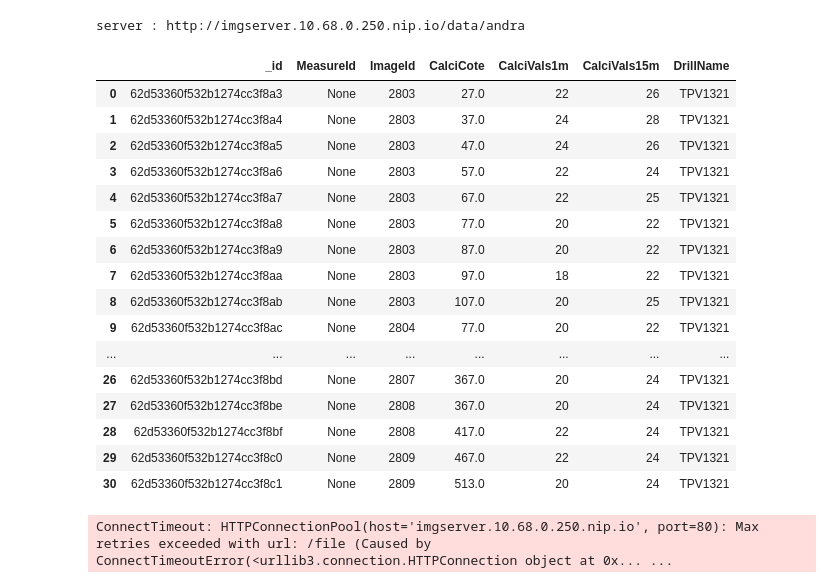
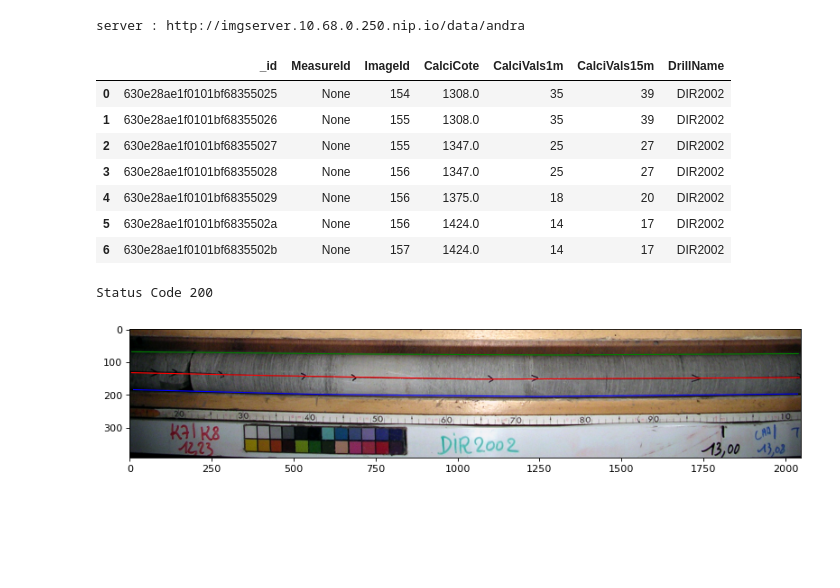
Before and after one commit to zwergon/calcimetry, a Jupyter notebook: notebooks/open-image-calcimetry.ipynb, the cells around one changed output. Cells and saved outputs as stored; diff of their text form; code cells hidden in the pictures; blank space fills up the shorter version.

```diff
--- a/notebooks/open-image-calcimetry.ipynb
+++ b/notebooks/open-image-calcimetry.ipynb
@@ -21,32 +21,23 @@ server : http://imgserver.10.68.0.250.nip.io/data/andra
 # %%
 mongo_info = MongoInfo()
 # %%
-drillname = 'TPV1321'
+drillname = 'DIR2002'
 with MongoAPI(mongo_info=mongo_info) as mongo_api:
     partialdrillname = f'.*{drillname}.*'
     doc = mongo_api.db['measurements'].find({'DrillName': {'$regex' : partialdrillname}})
     df = pd.DataFrame(list(doc))
 df
 # %% [output]
 |  | _id | MeasureId | ImageId | CalciCote | CalciVals1m | CalciVals15m | DrillName |
-| 0 | 62d53360f532b1274cc3f8a3 | None | 2803 | 27.0 | 22 | 26 | TPV1321 |
-| 1 | 62d53360f532b1274cc3f8a4 | None | 2803 | 37.0 | 24 | 28 | TPV1321 |
-| 2 | 62d53360f532b1274cc3f8a5 | None | 2803 | 47.0 | 24 | 26 | TPV1321 |
-| 3 | 62d53360f532b1274cc3f8a6 | None | 2803 | 57.0 | 22 | 24 | TPV1321 |
-| 4 | 62d53360f532b1274cc3f8a7 | None | 2803 | 67.0 | 22 | 25 | TPV1321 |
-| 5 | 62d53360f532b1274cc3f8a8 | None | 2803 | 77.0 | 20 | 22 | TPV1321 |
-| 6 | 62d53360f532b1274cc3f8a9 | None | 2803 | 87.0 | 20 | 22 | TPV1321 |
-| 7 | 62d53360f532b1274cc3f8aa | None | 2803 | 97.0 | 18 | 22 | TPV1321 |
-| 8 | 62d53360f532b1274cc3f8ab | None | 2803 | 107.0 | 20 | 25 | TPV1321 |
-| 9 | 62d53360f532b1274cc3f8ac | None | 2804 | 77.0 | 20 | 22 | TPV1321 |
-| ... | ... | ... | ... | ... | ... | ... | ... |
-| 26 | 62d53360f532b1274cc3f8bd | None | 2807 | 367.0 | 20 | 24 | TPV1321 |
-| 27 | 62d53360f532b1274cc3f8be | None | 2808 | 367.0 | 20 | 24 | TPV1321 |
-| 28 | 62d53360f532b1274cc3f8bf | None | 2808 | 417.0 | 22 | 24 | TPV1321 |
-| 29 | 62d53360f532b1274cc3f8c0 | None | 2809 | 467.0 | 22 | 24 | TPV1321 |
-| 30 | 62d53360f532b1274cc3f8c1 | None | 2809 | 513.0 | 20 | 24 | TPV1321 |
+| 0 | 630e28ae1f0101bf68355025 | None | 154 | 1308.0 | 35 | 39 | DIR2002 |
+| 1 | 630e28ae1f0101bf68355026 | None | 155 | 1308.0 | 35 | 39 | DIR2002 |
+| 2 | 630e28ae1f0101bf68355027 | None | 155 | 1347.0 | 25 | 27 | DIR2002 |
+| 3 | 630e28ae1f0101bf68355028 | None | 156 | 1347.0 | 25 | 27 | DIR2002 |
+| 4 | 630e28ae1f0101bf68355029 | None | 156 | 1375.0 | 18 | 20 | DIR2002 |
+| 5 | 630e28ae1f0101bf6835502a | None | 156 | 1424.0 | 14 | 17 | DIR2002 |
+| 6 | 630e28ae1f0101bf6835502b | None | 157 | 1424.0 | 14 | 17 | DIR2002 |
 # %%
-ImageId = 2804
+ImageId = 154
 
 def draw_line(polyline, color='red'):
     x = []
@@ -80,7 +71,8 @@ with MongoAPI(mongo_info=mongo_info) as mongo_api:
     if len(doc['k_Down']) > 1:
         plt.gca().add_patch(bottom_line)
 # %% [output]
-ConnectTimeout: HTTPConnectionPool(host='imgserver.10.68.0.250.nip.io', port=80): Max retries exceeded with url: /file (Caused by ConnectTimeoutError(<urllib3.connection.HTTPConnection object at 0x... ...
+Status Code 200
+[figure, added]
 # %%
 with MongoAPI(mongo_info=mongo_info) as mongo_api:
     doc = mongo_api.db['images'].find_one({'ImageId': ImageId})
```
Also changed, not shown: parts of 1 cell of this notebook, 5 other files.
